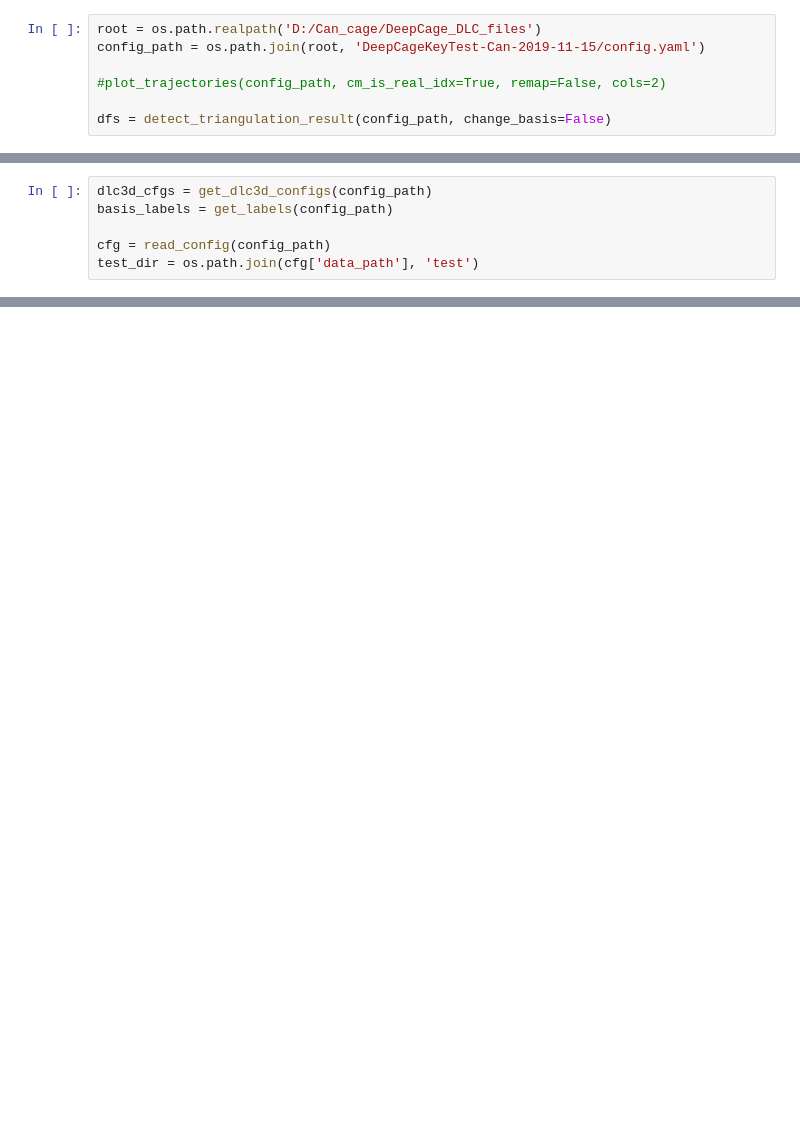
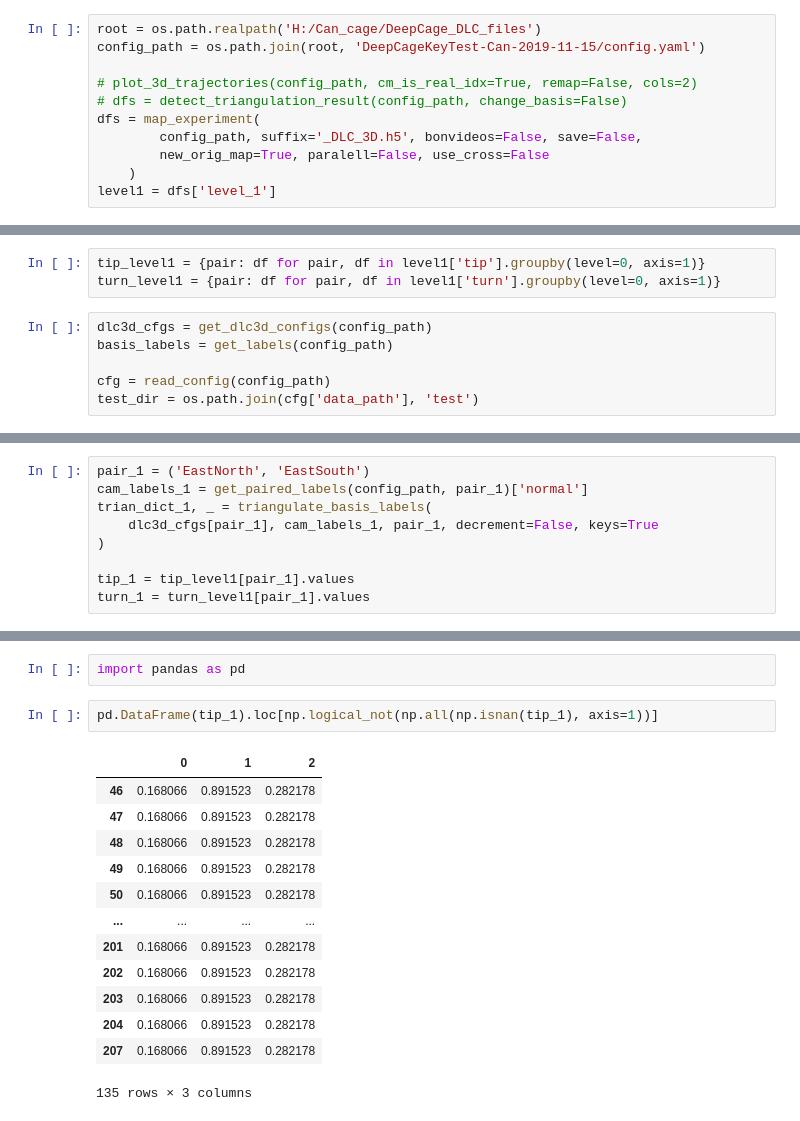
Before and after one commit to caniko/DeepCage, a Jupyter notebook: examples/project/init_cage/test_projection_west_south_pairs.ipynb, the cells around one changed output, grey strips where cells are left out. Cells and saved outputs as stored; diff of their text form; blank space fills up the shorter version.

```diff
--- a/examples/project/init_cage/test_projection_west_south_pairs.ipynb
+++ b/examples/project/init_cage/test_projection_west_south_pairs.ipynb
@@ -18,10 +19,14 @@ import matplotlib.pylab as plt
 import numpy as np
 %matplotlib notebook
 # %%
-root = os.path.realpath('D:/Can_cage/DeepCage_DLC_files')
+root = os.path.realpath('H:/Can_cage/DeepCage_DLC_files')
 config_path = os.path.join(root, 'DeepCageKeyTest-Can-2019-11-15/config.yaml')
 
-#plot_trajectories(config_path, cm_is_real_idx=True, remap=False, cols=2)
-
-dfs = detect_triangulation_result(config_path, change_basis=False)
+# plot_3d_trajectories(config_path, cm_is_real_idx=True, remap=False, cols=2)
+# dfs = detect_triangulation_result(config_path, change_basis=False)
+dfs = map_experiment(
+        config_path, suffix='_DLC_3D.h5', bonvideos=False, save=False,
+        new_orig_map=True, paralell=False, use_cross=False
+    )
+level1 = dfs['level_1']
 # %% [output]
@@ -45,3 +50,6 @@ The current DeepCage project is ready for changing basis
+# %%
+tip_level1 = {pair: df for pair, df in level1['tip'].groupby(level=0, axis=1)}
+turn_level1 = {pair: df for pair, df in level1['turn'].groupby(level=0, axis=1)}
 # %%
 dlc3d_cfgs = get_dlc3d_configs(config_path)
 basis_labels = get_labels(config_path)
@@ -120,0 +59,9 @@ ax.set_zlim(min_, max_)
+# %%
+pair_1 = ('EastNorth', 'EastSouth')
+cam_labels_1 = get_paired_labels(config_path, pair_1)['normal']
+trian_dict_1, _ = triangulate_basis_labels(
+    dlc3d_cfgs[pair_1], cam_labels_1, pair_1, decrement=False, keys=True
+)
+
+tip_1 = tip_level1[pair_1].values
+turn_1 = turn_level1[pair_1].values
@@ -120,0 +133,18 @@ ax.set_zlim(min_, max_)
+# %%
+import pandas as pd
+# %%
+pd.DataFrame(tip_1).loc[np.logical_not(np.all(np.isnan(tip_1), axis=1))]
+# %% [output]
+|  | 0 | 1 | 2 |
+| 46 | 0.168066 | 0.891523 | 0.282178 |
+| 47 | 0.168066 | 0.891523 | 0.282178 |
+| 48 | 0.168066 | 0.891523 | 0.282178 |
+| 49 | 0.168066 | 0.891523 | 0.282178 |
+| 50 | 0.168066 | 0.891523 | 0.282178 |
+| ... | ... | ... | ... |
+| 201 | 0.168066 | 0.891523 | 0.282178 |
+| 202 | 0.168066 | 0.891523 | 0.282178 |
+| 203 | 0.168066 | 0.891523 | 0.282178 |
+| 204 | 0.168066 | 0.891523 | 0.282178 |
+| 207 | 0.168066 | 0.891523 | 0.282178 |
+135 rows × 3 columns
```
Also changed, not shown: parts of 60 cells of this notebook, 6 other files.
